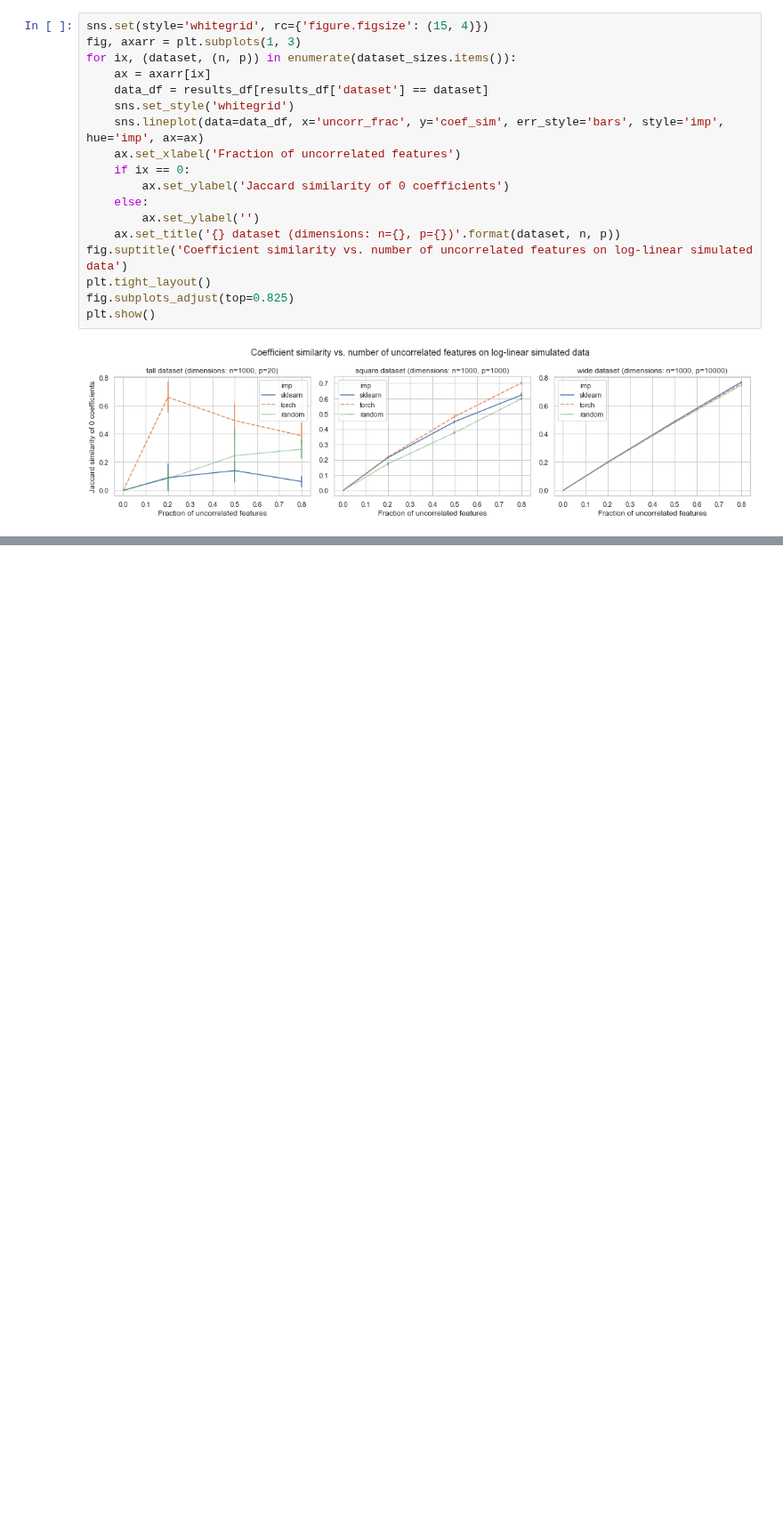
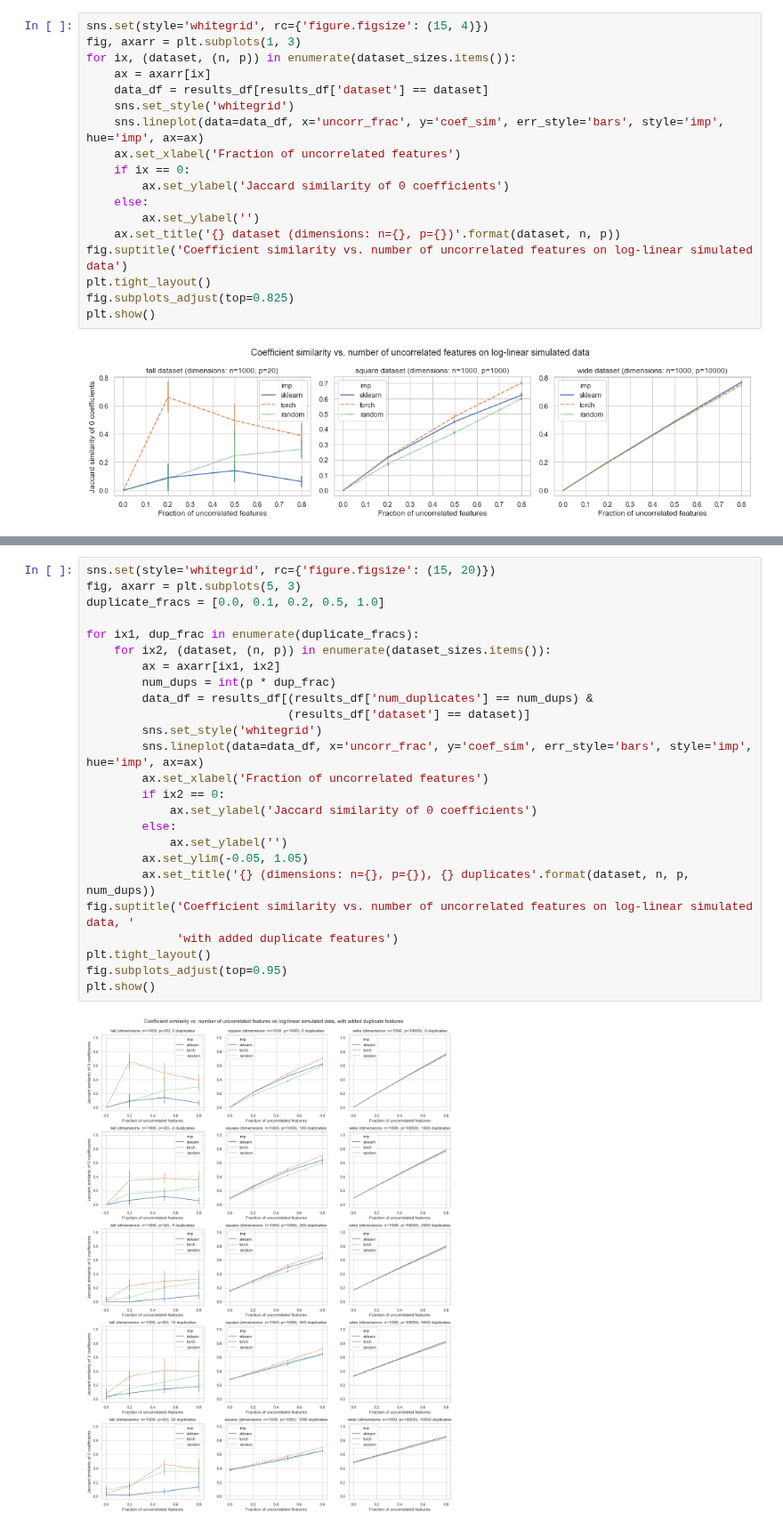
Before and after one commit to jjc2718/netreg, a Jupyter notebook: simdata/simulate_data_l1.ipynb, the cells around one changed output, grey strips where cells are left out. Shown at 89% size. Drawn from its saved outputs; the diff is of its cells as text; blank space fills up the shorter version.

Commit message:
analysis of duplicate features experiment

```diff
--- a/simdata/simulate_data_l1.ipynb
+++ b/simdata/simulate_data_l1.ipynb
@@ -272,0 +354,27 @@ plt.show()
+# %%
+sns.set(style='whitegrid', rc={'figure.figsize': (15, 20)})
+fig, axarr = plt.subplots(5, 3)
+duplicate_fracs = [0.0, 0.1, 0.2, 0.5, 1.0]
+
+for ix1, dup_frac in enumerate(duplicate_fracs):
+    for ix2, (dataset, (n, p)) in enumerate(dataset_sizes.items()):
+        ax = axarr[ix1, ix2]
+        num_dups = int(p * dup_frac)
+        data_df = results_df[(results_df['num_duplicates'] == num_dups) &
+                             (results_df['dataset'] == dataset)]
+        sns.set_style('whitegrid')
+        sns.lineplot(data=data_df, x='uncorr_frac', y='coef_sim', err_style='bars', style='imp', hue='imp', ax=ax)
+        ax.set_xlabel('Fraction of uncorrelated features')
+        if ix2 == 0:
+            ax.set_ylabel('Jaccard similarity of 0 coefficients')
+        else:
+            ax.set_ylabel('')
+        ax.set_ylim(-0.05, 1.05)
+        ax.set_title('{} (dimensions: n={}, p={}), {} duplicates'.format(dataset, n, p, num_dups))
+fig.suptitle('Coefficient similarity vs. number of uncorrelated features on log-linear simulated data, '
+             'with added duplicate features')
+plt.tight_layout()
+fig.subplots_adjust(top=0.95)
+plt.show()
+# %% [output]
+[figure, added]
```
Also changed, not shown: parts of 2 cells of this notebook.
